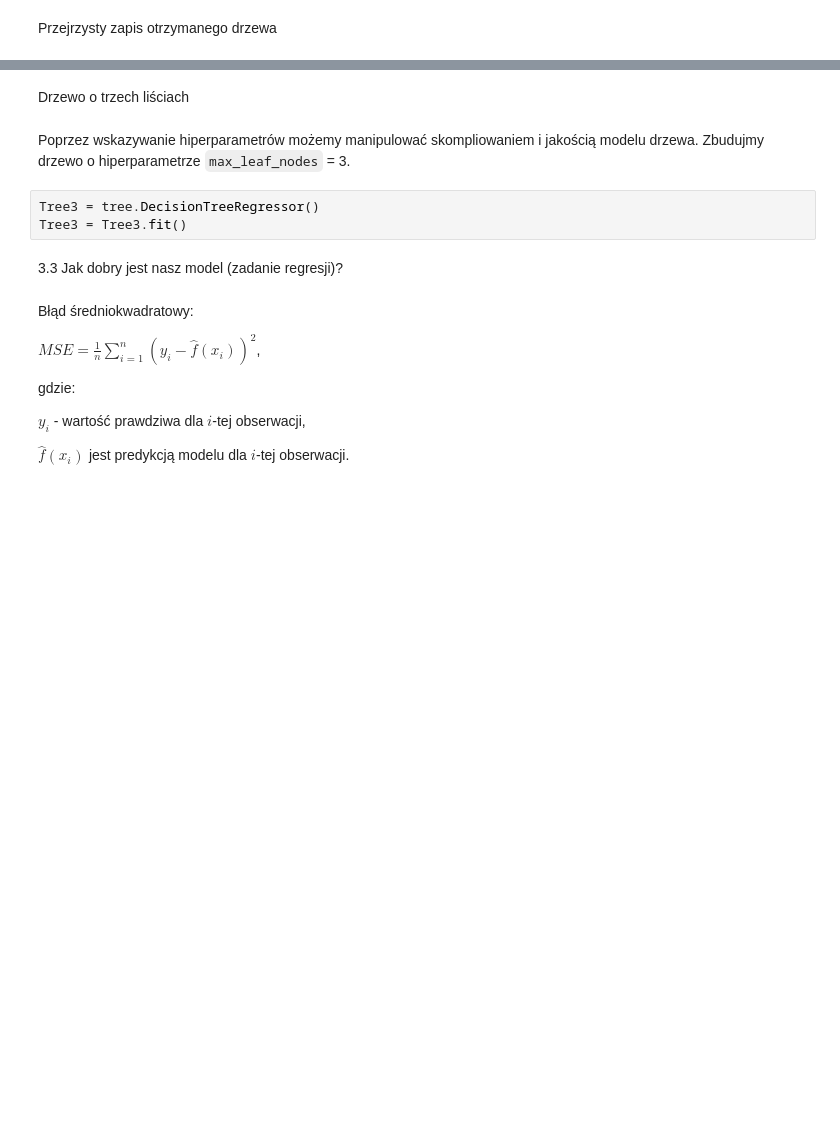
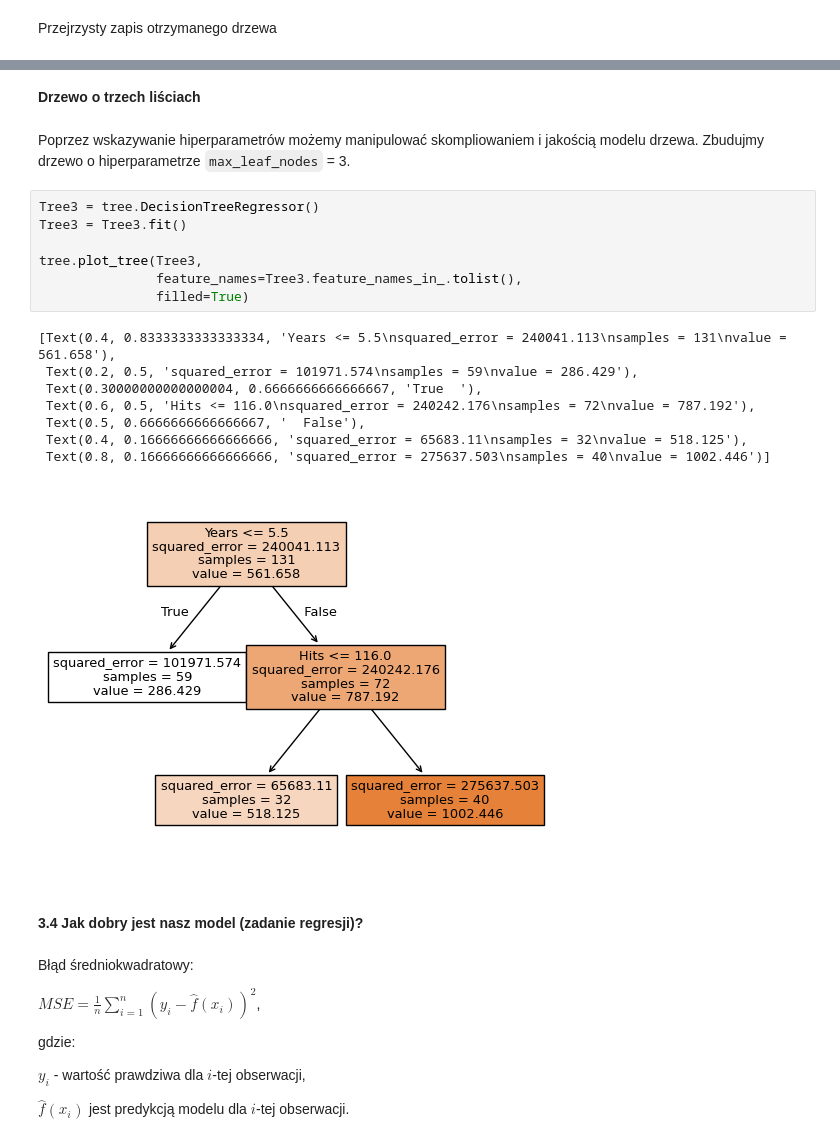
Before and after one commit to kozaka93/2025Z-MachineLearning, a Jupyter notebook: labs/lab01/lab01.ipynb, the cells around one changed output, grey strips where cells are left out. Drawn from its saved outputs; the diff is of its cells as text; blank space fills up the shorter version.

```diff
--- a/labs/lab01/lab01.ipynb
+++ b/labs/lab01/lab01.ipynb
@@ -127,12 +213,25 @@ print(t)
 # %% [markdown]
-Drzewo o trzech liściach
+**Drzewo o trzech liściach**
 # %% [markdown]
 Poprzez wskazywanie hiperparametrów możemy manipulować skompliowaniem i jakością modelu drzewa. Zbudujmy drzewo o hiperparametrze `max_leaf_nodes` = 3.
 # %%
 Tree3 = tree.DecisionTreeRegressor()
 Tree3 = Tree3.fit()
+
+tree.plot_tree(Tree3,
+               feature_names=Tree3.feature_names_in_.tolist(),
+               filled=True)
+# %% [output]
+[Text(0.4, 0.8333333333333334, 'Years <= 5.5\nsquared_error = 240041.113\nsamples = 131\nvalue = 561.658'),
+ Text(0.2, 0.5, 'squared_error = 101971.574\nsamples = 59\nvalue = 286.429'),
+ Text(0.30000000000000004, 0.6666666666666667, 'True  '),
+ Text(0.6, 0.5, 'Hits <= 116.0\nsquared_error = 240242.176\nsamples = 72\nvalue = 787.192'),
+ Text(0.5, 0.6666666666666667, '  False'),
+ Text(0.4, 0.16666666666666666, 'squared_error = 65683.11\nsamples = 32\nvalue = 518.125'),
+ Text(0.8, 0.16666666666666666, 'squared_error = 275637.503\nsamples = 40\nvalue = 1002.446')]
+[figure, added]
 # %% [markdown]
-3.3 Jak dobry jest nasz model (zadanie regresji)?
+#### 3.4 Jak dobry jest nasz model (zadanie regresji)?
 # %% [markdown]
 Błąd średniokwadratowy:
 
```
Also changed, not shown: parts of 37 cells of this notebook.
